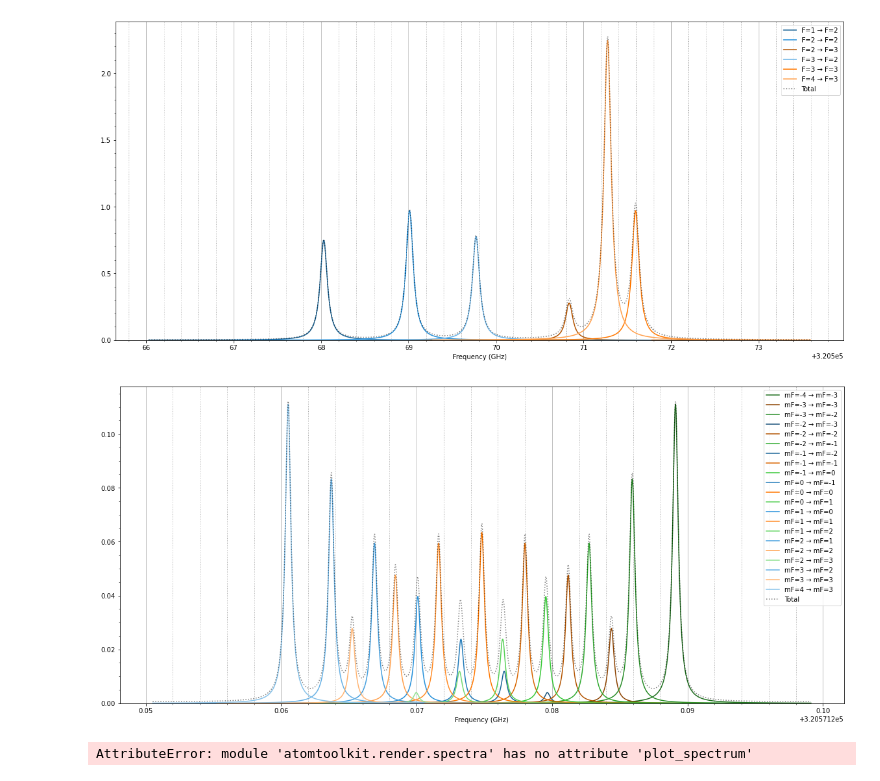
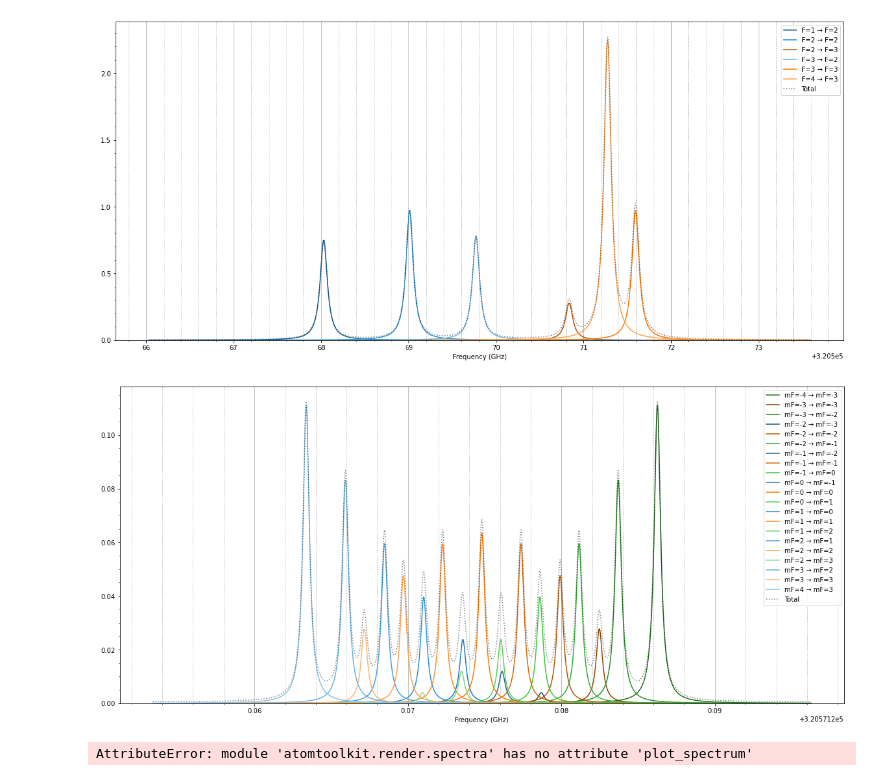
Before and after one commit to thomasdellaert/Atom-Toolkit, a Jupyter notebook: dstate.ipynb, the cells around one changed output. Saved outputs shown, nothing was run; the diff lists cells and outputs as text; code cells hidden in the pictures.

```diff
--- a/dstate.ipynb
+++ b/dstate.ipynb
@@ -96,25 +96,25 @@ plt.show()
 # %%
 %matplotlib inline
 
-a.B = Q_(5.0, 'G')
+a.B = Q_(4.0, 'G')
 
 plt.figure(figsize=(20, 9))
 
 lineshape = lineshapes.LorentzianLineShape(.0005)
 mod_lineshape = lineshapes.ModLorentzianLineShape(gamma=.1, depth=.2, mod_freq_GHz=0.8)
 
 spectra.plot_zeeman_spectrum(a.hftransitions[('4f14.5d 2D3/2 F=4', '4f13.(2F*<7/2>).5d.6s.(3D) 3[3/2]*1/2 F=3')],
                        lineshape=lineshape, coloring='transition_type', num_points=1000)
 
 ax = plt.gca()
 ax.grid(True, 'major', axis='x')
 ax.minorticks_on()
 ax.grid(True, 'minor', axis='x', linestyle=':', linewidth=1)
 
 plt.savefig('d_state_spectrum.png')
 plt.show()
 # %% [output]
-[figure, old version]
+[figure, new version]
 # %%
 %matplotlib inline
 
```
Also changed, not shown: 4 other files.
